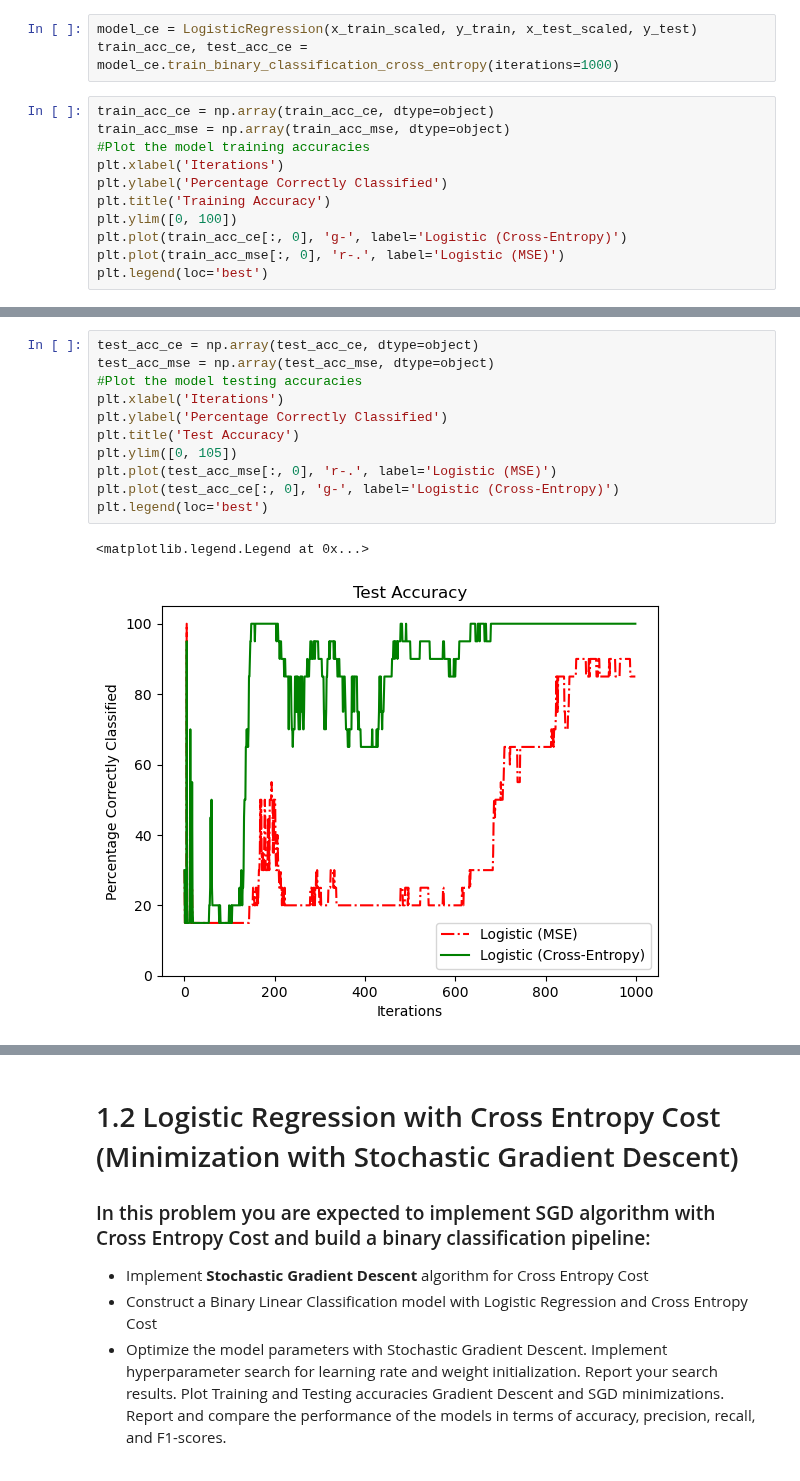
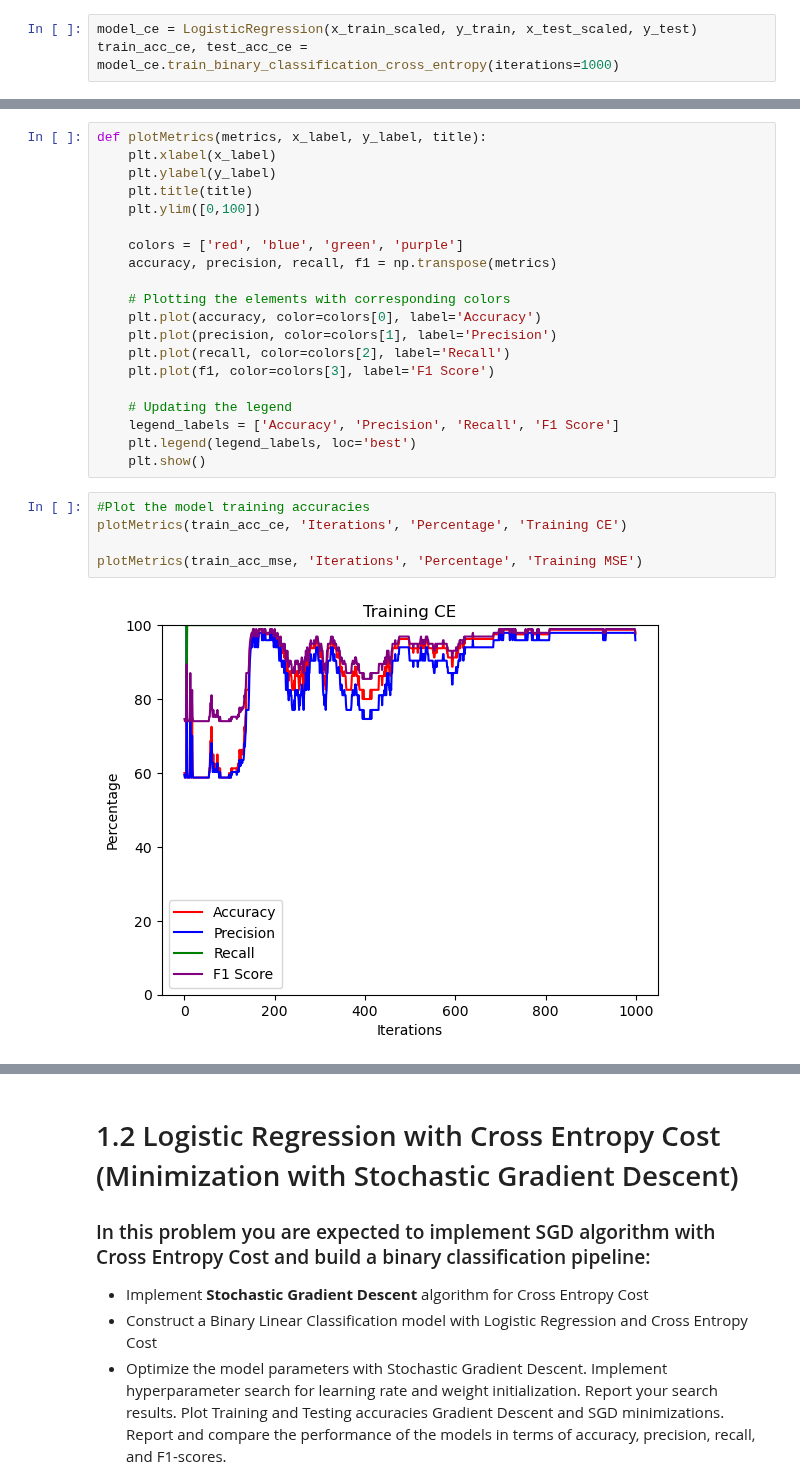
Before and after one commit to MustafaKrc/LFD24, a Jupyter notebook: Binary Linear Classification with Logistic Regression and Perceptron (With SGD)/Homework-3.ipynb, the cells around one changed output, grey strips where cells are left out. Saved outputs shown, nothing was run; the diff lists cells and outputs as text.

Commit message:
fix scaling and normalization & added plotting function

```diff
--- a/Binary Linear Classification with Logistic Regression and Perceptron (With SGD)/Homework-3.ipynb
+++ b/Binary Linear Classification with Logistic Regression and Perceptron (With SGD)/Homework-3.ipynb
@@ -228,14 +231,3 @@ train_acc_mse, test_acc_mse = model_mse.train_binary_classification(iterations=1
 # %%
 model_ce = LogisticRegression(x_train_scaled, y_train, x_test_scaled, y_test)
 train_acc_ce, test_acc_ce = model_ce.train_binary_classification_cross_entropy(iterations=1000)
-# %%
-train_acc_ce = np.array(train_acc_ce, dtype=object)
-train_acc_mse = np.array(train_acc_mse, dtype=object)
-#Plot the model training accuracies
-plt.xlabel('Iterations')
-plt.ylabel('Percentage Correctly Classified')
-plt.title('Training Accuracy')
-plt.ylim([0, 100])
-plt.plot(train_acc_ce[:, 0], 'g-', label='Logistic (Cross-Entropy)')
-plt.plot(train_acc_mse[:, 0], 'r-.', label='Logistic (MSE)')
-plt.legend(loc='best')
@@ -245,14 +234,27 @@ plt.legend(loc='best')
-# %%
-test_acc_ce = np.array(test_acc_ce, dtype=object)
-test_acc_mse = np.array(test_acc_mse, dtype=object)
-#Plot the model testing accuracies
-plt.xlabel('Iterations')
-plt.ylabel('Percentage Correctly Classified')
-plt.title('Test Accuracy')
-plt.ylim([0, 105])
-plt.plot(test_acc_mse[:, 0], 'r-.', label='Logistic (MSE)')
-plt.plot(test_acc_ce[:, 0], 'g-', label='Logistic (Cross-Entropy)')
-plt.legend(loc='best')
-# %% [output]
-<matplotlib.legend.Legend at 0x...>
-[figure, removed]
+# %%
+def plotMetrics(metrics, x_label, y_label, title):
+    plt.xlabel(x_label)
+    plt.ylabel(y_label)
+    plt.title(title)
+    plt.ylim([0,100])
+
+    colors = ['red', 'blue', 'green', 'purple']
+    accuracy, precision, recall, f1 = np.transpose(metrics)
+
+    # Plotting the elements with corresponding colors
+    plt.plot(accuracy, color=colors[0], label='Accuracy')
+    plt.plot(precision, color=colors[1], label='Precision')
+    plt.plot(recall, color=colors[2], label='Recall')
+    plt.plot(f1, color=colors[3], label='F1 Score')
+
+    # Updating the legend
+    legend_labels = ['Accuracy', 'Precision', 'Recall', 'F1 Score']
+    plt.legend(legend_labels, loc='best')
+    plt.show()
+# %%
+#Plot the model training accuracies
+plotMetrics(train_acc_ce, 'Iterations', 'Percentage', 'Training CE')
+
+plotMetrics(train_acc_mse, 'Iterations', 'Percentage', 'Training MSE')
+# %% [output]
+[figure, added]
```
Also changed, not shown: parts of 8 cells of this notebook, 1 other file.
